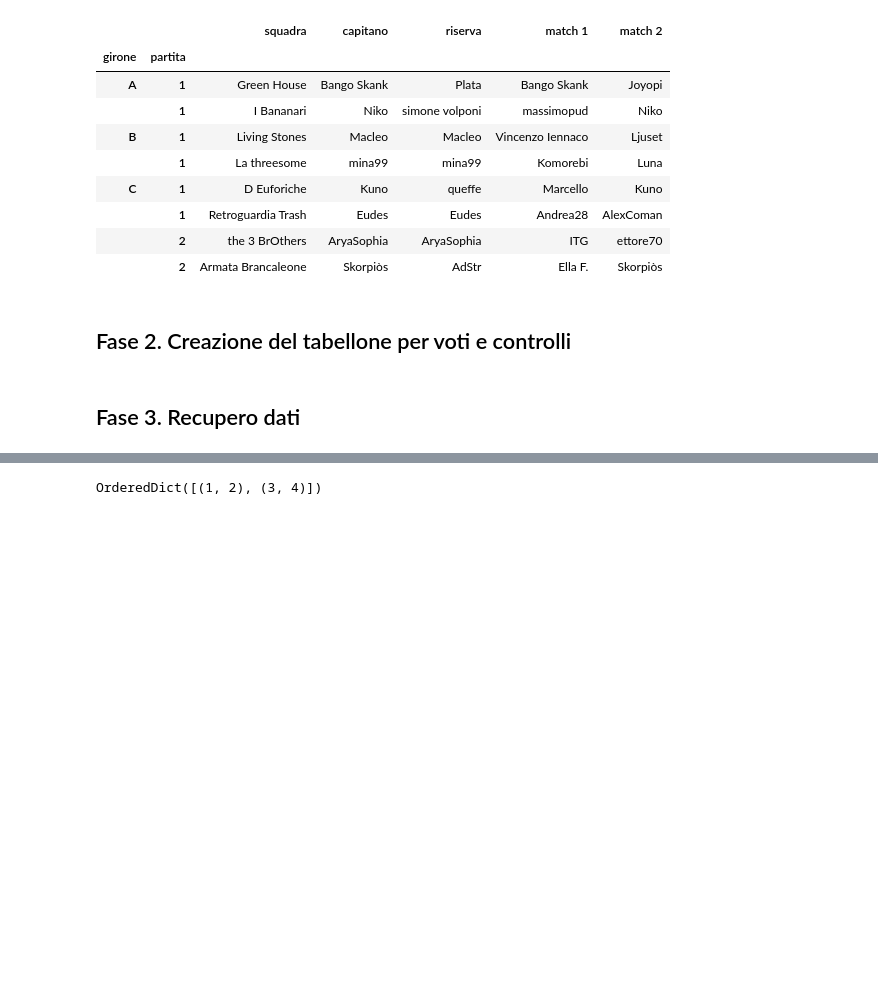
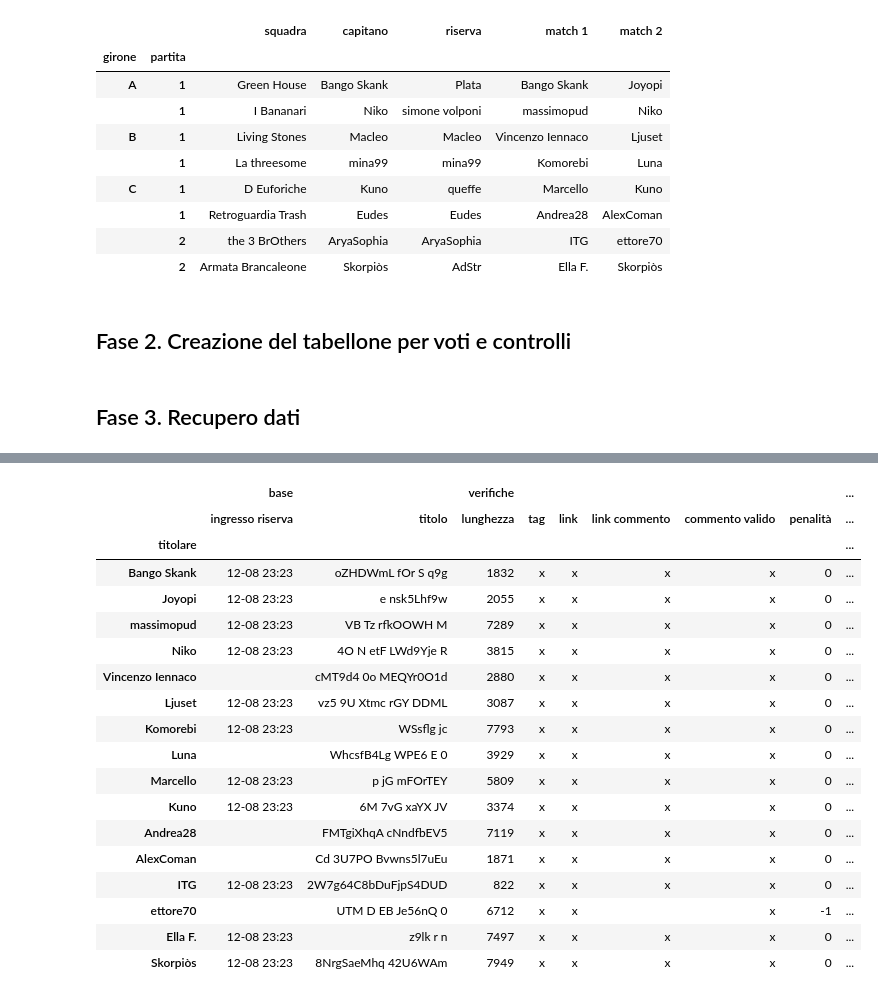
Before and after one commit to chiara-paci/writersdream, a Jupyter notebook: scrittopoli/Scrittopoli - Giornata 1.ipynb, the cells around one changed output, grey strips where cells are left out. Drawn from its saved outputs; the diff is of its cells as text; code cells hidden in the pictures; blank space fills up the shorter version.

Commit message:
Recupera voti

```diff
--- a/scrittopoli/Scrittopoli - Giornata 1.ipynb
+++ b/scrittopoli/Scrittopoli - Giornata 1.ipynb
@@ -167,4 +167,4 @@ s.set_giornata(1,accoppiamenti,gironi,old_data)
 importlib.reload(ms)
 
 s=ms.N2017Spreadsheet()
-q=s.get_giornata(1)
+voti=s.get_giornata(1)
@@ -191,5 +171,6 @@ q=s.get_giornata(1)
 # %%
 ### Simulazione di riempimento del tabellone
+
 import string
 
 
@@ -215,10 +196,35 @@ def random_verifica(x):
         return "x"
     return ""
 
-q["base","titolo"]=q["base","titolo"].apply(random_title)
-q["base","ingresso riserva"]=q["base","ingresso riserva"].apply(random_riserva)
-q["verifiche","lunghezza"]=q["verifiche","lunghezza"].apply(random_len)
-q["verifiche","link"]=q["verifiche","link"].apply(random_)
-q
 
-#accoppiamenti
+voti["base","titolo"]=voti["base","titolo"].apply(random_title)
+voti["base","ingresso riserva"]=voti["base","ingresso riserva"].apply(random_riserva)
+voti["verifiche","lunghezza"]=voti["verifiche","lunghezza"].apply(random_len)
+voti["verifiche","link"]=voti["verifiche","link"].apply(random_verifica)
+voti["verifiche","link commento"]=voti["verifiche","link commento"].apply(random_verifica)
+voti["verifiche","tag"]=voti["verifiche","tag"].apply(random_verifica)
+voti["verifiche","commento valido"]=voti["verifiche","commento valido"].apply(random_verifica)
+
+for G,altri in [ ("A",[("B",1),("C",1),("C",2)]),
+                 ("B",[("A",1),("C",1),("C",2)]),
+                 ("C",[("A",1),("B",1)]) ]:
+    for sq in gironi[gironi[G]!="(riposo)"][G]:
+        for gir,part in altri:
+            for m in ["match 1","match 2"]:
+                giocatore_1=accoppiamenti.loc[gir,part][m].iloc[0]
+                giocatore_2=accoppiamenti.loc[gir,part][m].iloc[1]
+                goal_1=random.randint(0,2)
+                goal_2=2-goal_1
+                voti.set_value(giocatore_1,(G,sq),goal_1)
+                voti.set_value(giocatore_2,(G,sq),goal_2)
+
+def calc_penalita_lungh(x):
+    return -int(x>8000)
+
+def calc_penalita(x):
+    if x: return 0
+    return -1
+
+voti["verifiche","penalità"]=voti["verifiche","lunghezza"].apply(calc_penalita_lungh)
+for k in ["tag","link","link commento","commento valido"]:
+    voti["verifiche","penalità"]+=voti["verifiche",k].apply(calc_penalita)
@@ -245,6 +231,23 @@ q
-# %%
-A=[(1,2),(3,4)]
-
-collections.OrderedDict(A)
-# %% [output]
-OrderedDict([(1, 2), (3, 4)])
+# %%
+voti["base","goal giocatore"]=voti[["A","B","C"]].sum(axis=1,level=1).sum(axis=1)+voti["verifiche","penalità"]
+voti
+# %% [output]
+|  | base |  | verifiche |  |  |  |  |  | ... |
+|  | ingresso riserva | titolo | lunghezza | tag | link | link commento | commento valido | penalità | ... |
+| titolare |  |  |  |  |  |  |  |  | ... |
+| Bango Skank | 12-08 23:23 | oZHDWmL fOr S q9g | 1832 | x | x | x | x | 0 | ... |
+| Joyopi | 12-08 23:23 | e nsk5Lhf9w | 2055 | x | x | x | x | 0 | ... |
+| massimopud | 12-08 23:23 | VB Tz rfkOOWH M | 7289 | x | x | x | x | 0 | ... |
+| Niko | 12-08 23:23 | 4O N etF LWd9Yje R | 3815 | x | x | x | x | 0 | ... |
+| Vincenzo Iennaco |  | cMT9d4 0o MEQYr0O1d | 2880 | x | x | x | x | 0 | ... |
+| Ljuset | 12-08 23:23 | vz5 9U Xtmc rGY DDML | 3087 | x | x | x | x | 0 | ... |
+| Komorebi | 12-08 23:23 | WSsflg jc | 7793 | x | x | x | x | 0 | ... |
+| Luna |  | WhcsfB4Lg WPE6 E 0 | 3929 | x | x | x | x | 0 | ... |
+| Marcello | 12-08 23:23 | p jG mFOrTEY | 5809 | x | x | x | x | 0 | ... |
+| Kuno | 12-08 23:23 | 6M 7vG xaYX JV | 3374 | x | x | x | x | 0 | ... |
+| Andrea28 |  | FMTgiXhqA cNndfbEV5 | 7119 | x | x | x | x | 0 | ... |
+| AlexComan |  | Cd 3U7PO Bvwns5l7uEu | 1871 | x | x | x | x | 0 | ... |
+| ITG | 12-08 23:23 | 2W7g64C8bDuFjpS4DUD | 822 | x | x | x | x | 0 | ... |
+| ettore70 |  | UTM D EB Je56nQ 0 | 6712 | x | x |  | x | -1 | ... |
+| Ella F. | 12-08 23:23 | z9lk r n | 7497 | x | x | x | x | 0 | ... |
+| Skorpiòs | 12-08 23:23 | 8NrgSaeMhq 42U6WAm | 7949 | x | x | x | x | 0 | ... |
```
Also changed, not shown: parts of 7 cells of this notebook, 1 other file.
